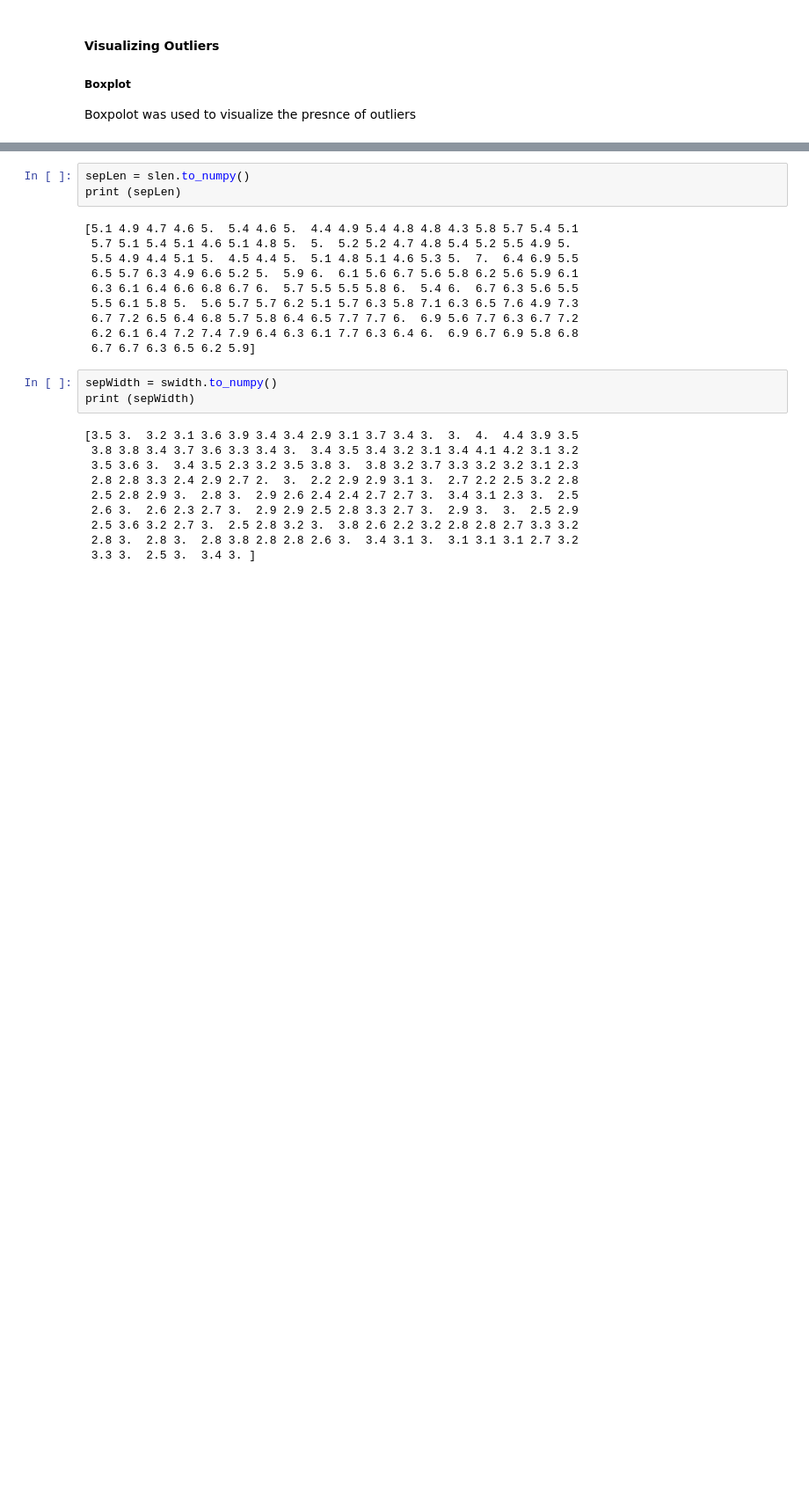
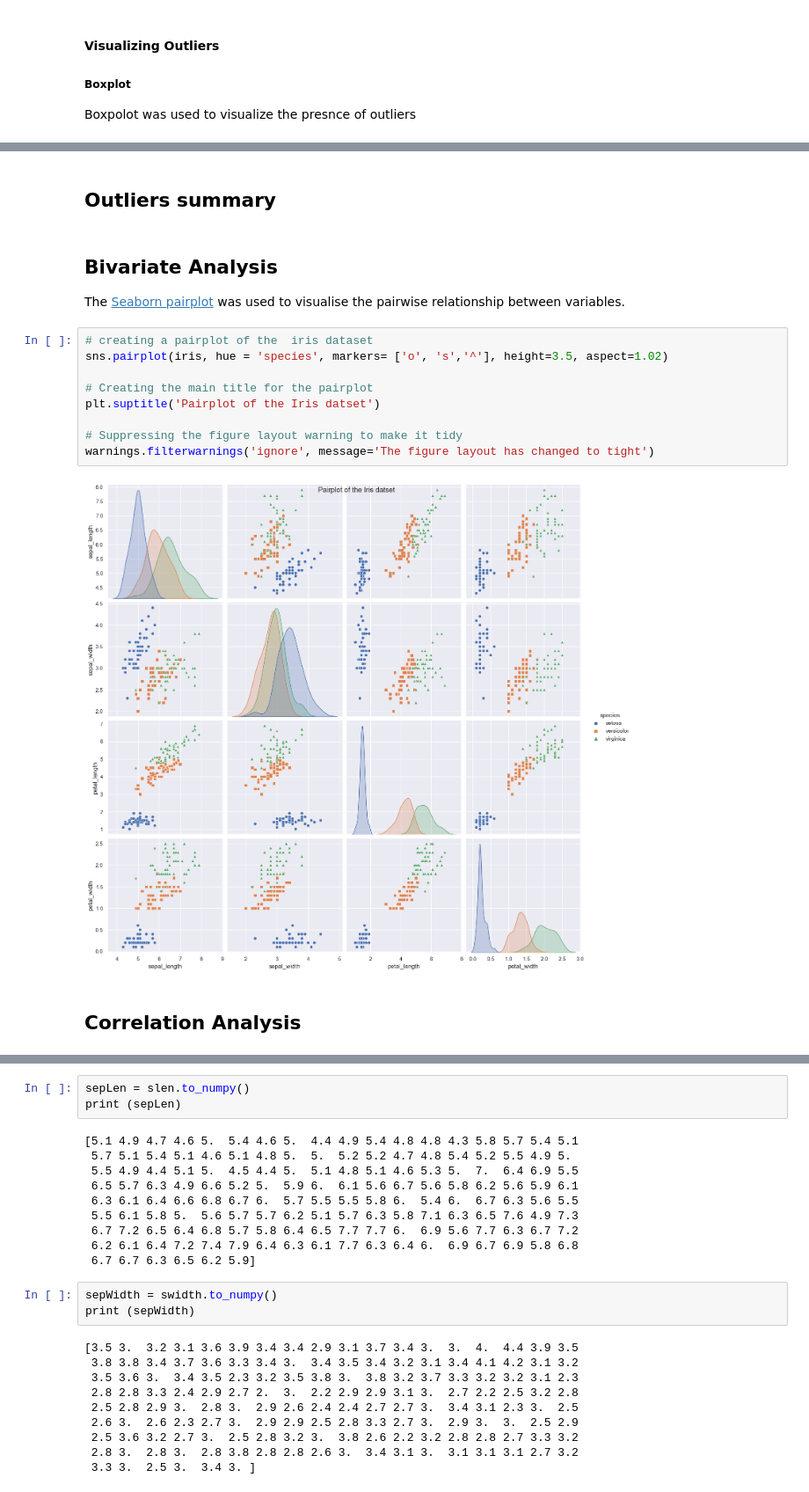
Before and after one commit to Gtalen/pands-project, a Jupyter notebook: iris.ipynb, the cells around one changed output, grey strips where cells are left out. Shown at 88% size. Cells and saved outputs as stored; diff of their text form; blank space fills up the shorter version.

```diff
--- a/iris.ipynb
+++ b/iris.ipynb
@@ -515,0 +372,18 @@ Name: sepal_width, Length: 150, dtype: float64
+# %% [markdown]
+## Outliers summary
+# %% [markdown]
+## Bivariate Analysis
+The [Seaborn pairplot](https://seaborn.pydata.org/generated/seaborn.pairplot.html) was used to visualise the pairwise relationship between variables.
+# %%
+# creating a pairplot of the  iris dataset
+sns.pairplot(iris, hue = 'species', markers= ['o', 's','^'], height=3.5, aspect=1.02)
+
+# Creating the main title for the pairplot
+plt.suptitle('Pairplot of the Iris datset')
+
+# Suppressing the figure layout warning to make it tidy
+warnings.filterwarnings('ignore', message='The figure layout has changed to tight')
+# %% [output]
+[figure, added]
+# %% [markdown]
+## Correlation Analysis
```
Also changed, not shown: parts of 47 cells of this notebook, 1 other file.
